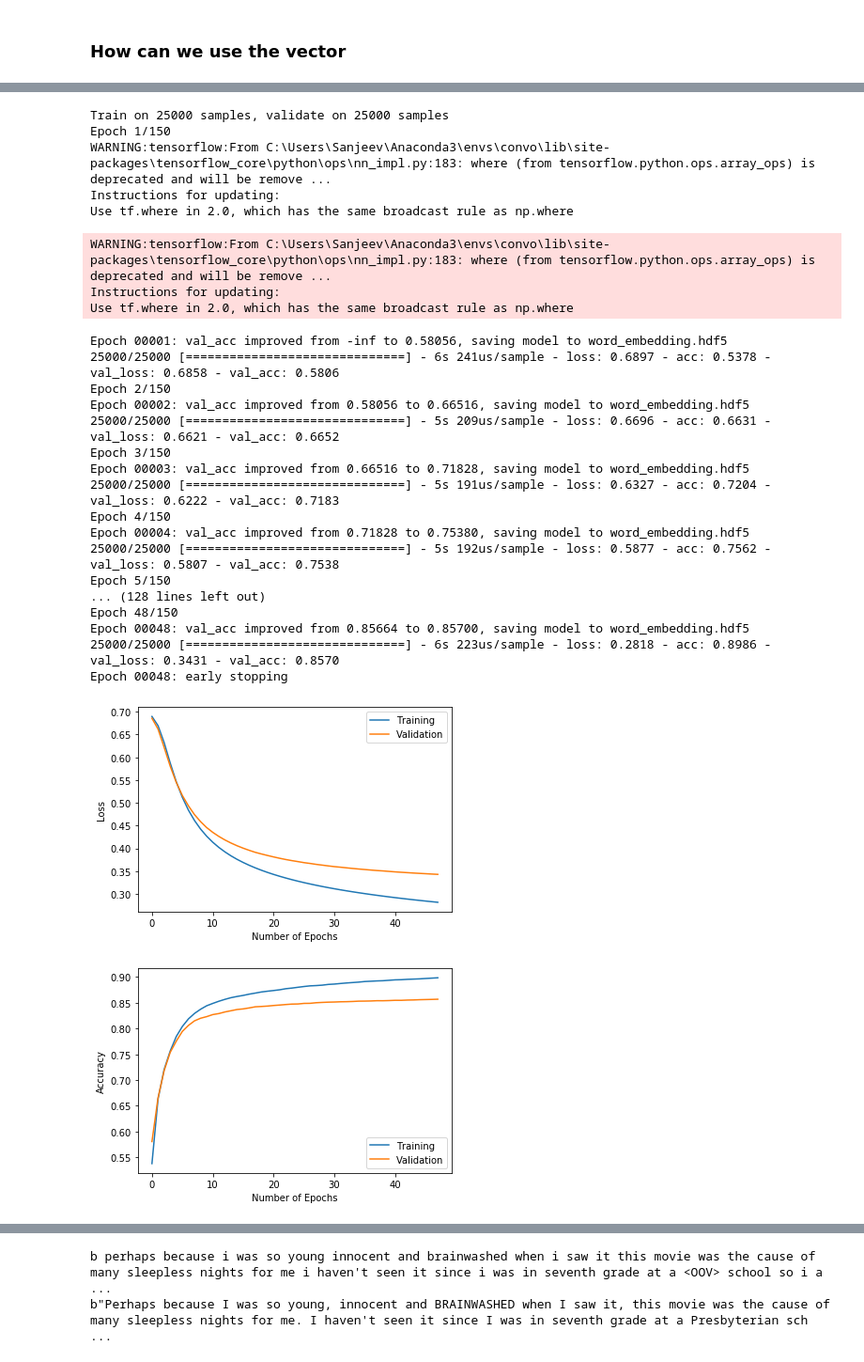
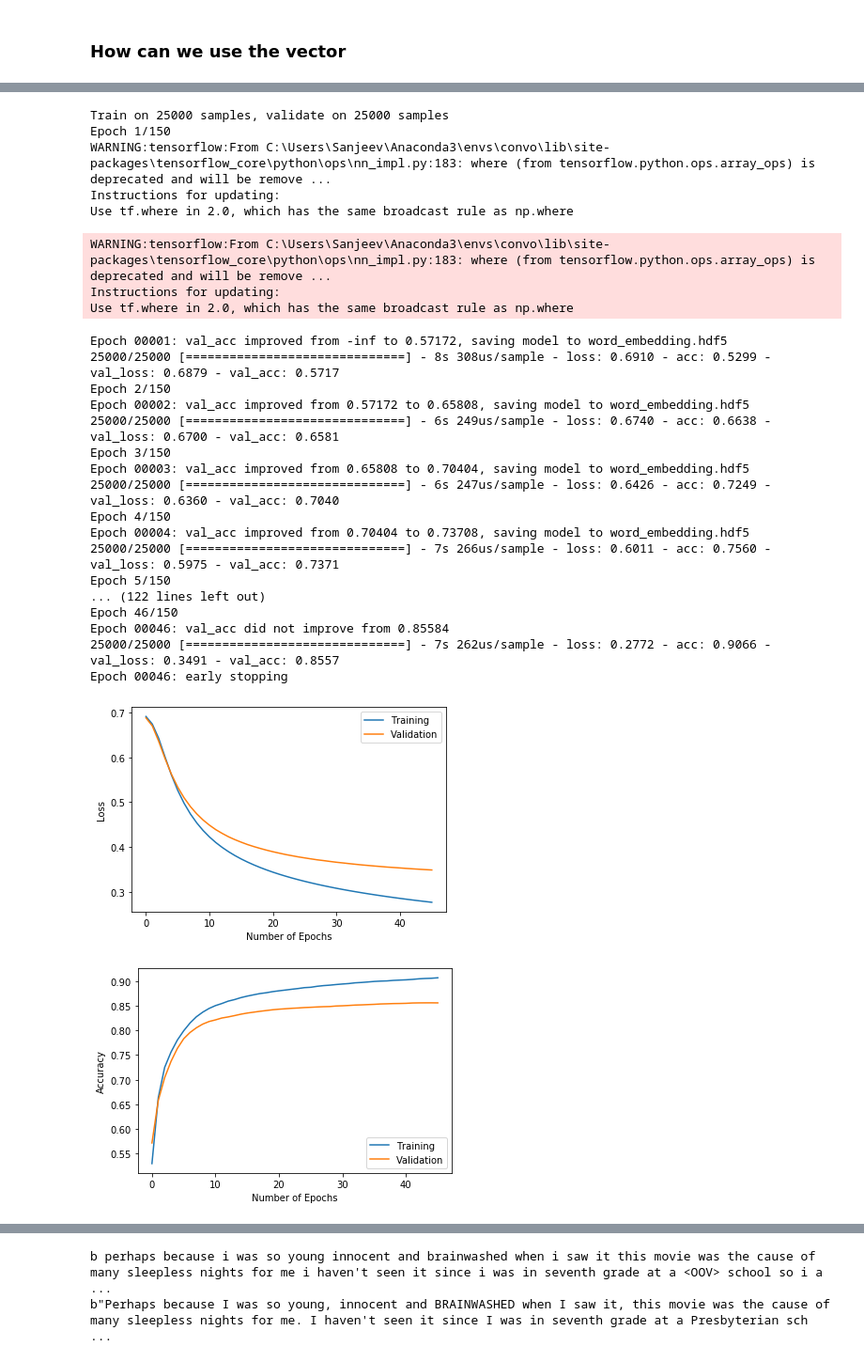
Before and after one commit to SanjeevKurJha/Natural-Language-Processing, a Jupyter notebook: NLP Using Tensorflow/Word_Embedding.ipynb, the cells around one changed output, grey strips where cells are left out. Shown at 94% size. Saved outputs shown, nothing was run; the diff lists cells and outputs as text; code cells hidden in the pictures.

```diff
--- a/NLP Using Tensorflow/Word_Embedding.ipynb
+++ b/NLP Using Tensorflow/Word_Embedding.ipynb
@@ -50,11 +50,12 @@ y_test_final=y_test_final.astype('int32')
 ### Declearing the important variable for word imbedding
 # %%
 vocab_size=15000
-embed_dim=20
+embed_dim=32
 max_len=140
 trunc_type='post'
 oov_tok="<OOV>"
 num_epochs = 150
+batch_size=32
 # %% [markdown]
 ### Tokenize the sentance into word  and Pad the data to form the same length of sequience of data
 # %%
@@ -111,7 +112,7 @@ earlyStopping = EarlyStopping(monitor='val_loss', mode='min', verbose=1, patienc
 
 modelCheckpoint = ModelCheckpoint('word_embedding.hdf5', monitor='val_acc', verbose=1, save_best_only=True, mode='max')
 # %%
-history=model.fit(x_train_padded, y_train_final,batch_size = 32,callbacks=[earlyStopping,modelCheckpoint], epochs=num_epochs, validation_data=(x_test_padded, y_test_final))
+history=model.fit(x_train_padded, y_train_final,batch_size = batch_size,callbacks=[earlyStopping,modelCheckpoint], epochs=num_epochs, validation_data=(x_test_padded, y_test_final))
 # %% [output]
 Train on 25000 samples, validate on 25000 samples
 Epoch 1/150
@@ -121,23 +122,23 @@ Use tf.where in 2.0, which has the same broadcast rule as np.where
 WARNING:tensorflow:From C:\Users\Sanjeev\Anaconda3\envs\convo\lib\site-packages\tensorflow_core\python\ops\nn_impl.py:183: where (from tensorflow.python.ops.array_ops) is deprecated and will be remove ...
 Instructions for updating:
 Use tf.where in 2.0, which has the same broadcast rule as np.where
-Epoch 00001: val_acc improved from -inf to 0.58056, saving model to word_embedding.hdf5
-25000/25000 [==============================] - 6s 241us/sample - loss: 0.6897 - acc: 0.5378 - val_loss: 0.6858 - val_acc: 0.5806
+Epoch 00001: val_acc improved from -inf to 0.57172, saving model to word_embedding.hdf5
+25000/25000 [==============================] - 8s 308us/sample - loss: 0.6910 - acc: 0.5299 - val_loss: 0.6879 - val_acc: 0.5717
 Epoch 2/150
-Epoch 00002: val_acc improved from 0.58056 to 0.66516, saving model to word_embedding.hdf5
-25000/25000 [==============================] - 5s 209us/sample - loss: 0.6696 - acc: 0.6631 - val_loss: 0.6621 - val_acc: 0.6652
+Epoch 00002: val_acc improved from 0.57172 to 0.65808, saving model to word_embedding.hdf5
+25000/25000 [==============================] - 6s 249us/sample - loss: 0.6740 - acc: 0.6638 - val_loss: 0.6700 - val_acc: 0.6581
 Epoch 3/150
-Epoch 00003: val_acc improved from 0.66516 to 0.71828, saving model to word_embedding.hdf5
-25000/25000 [==============================] - 5s 191us/sample - loss: 0.6327 - acc: 0.7204 - val_loss: 0.6222 - val_acc: 0.7183
+Epoch 00003: val_acc improved from 0.65808 to 0.70404, saving model to word_embedding.hdf5
+25000/25000 [==============================] - 6s 247us/sample - loss: 0.6426 - acc: 0.7249 - val_loss: 0.6360 - val_acc: 0.7040
 Epoch 4/150
-Epoch 00004: val_acc improved from 0.71828 to 0.75380, saving model to word_embedding.hdf5
-25000/25000 [==============================] - 5s 192us/sample - loss: 0.5877 - acc: 0.7562 - val_loss: 0.5807 - val_acc: 0.7538
+Epoch 00004: val_acc improved from 0.70404 to 0.73708, saving model to word_embedding.hdf5
+25000/25000 [==============================] - 7s 266us/sample - loss: 0.6011 - acc: 0.7560 - val_loss: 0.5975 - val_acc: 0.7371
 Epoch 5/150
-... (128 lines left out)
-Epoch 48/150
-Epoch 00048: val_acc improved from 0.85664 to 0.85700, saving model to word_embedding.hdf5
-25000/25000 [==============================] - 6s 223us/sample - loss: 0.2818 - acc: 0.8986 - val_loss: 0.3431 - val_acc: 0.8570
-Epoch 00048: early stopping
+... (122 lines left out)
+Epoch 46/150
+Epoch 00046: val_acc did not improve from 0.85584
+25000/25000 [==============================] - 7s 262us/sample - loss: 0.2772 - acc: 0.9066 - val_loss: 0.3491 - val_acc: 0.8557
+Epoch 00046: early stopping
 # %%
 #history=model.fit(x_train_padded, y_train_final,epochs=num_epochs, validation_data=(x_test_padded, y_test_final))
 # %%
@@ -149,17 +150,16 @@ plt.ylabel("Loss")
 plt.legend()
 plt.show()
 # %% [output]
-[figure, old version]
+[figure, new version]
 # %%
 plt.plot(history.history['acc'], label='Training')
 plt.plot(history.history['val_acc'], label='Validation')
 plt.xlabel("Number of Epochs")
 plt.ylabel("Accuracy")
-plt.legend("Accuracy garph")
 plt.legend()
 plt.show()
 # %% [output]
-[figure, old version]
+[figure, new version]
 # %%
 e = model.layers[0]
 weights = e.get_weights()[0]
```
Also changed, not shown: parts of 2 cells of this notebook.
